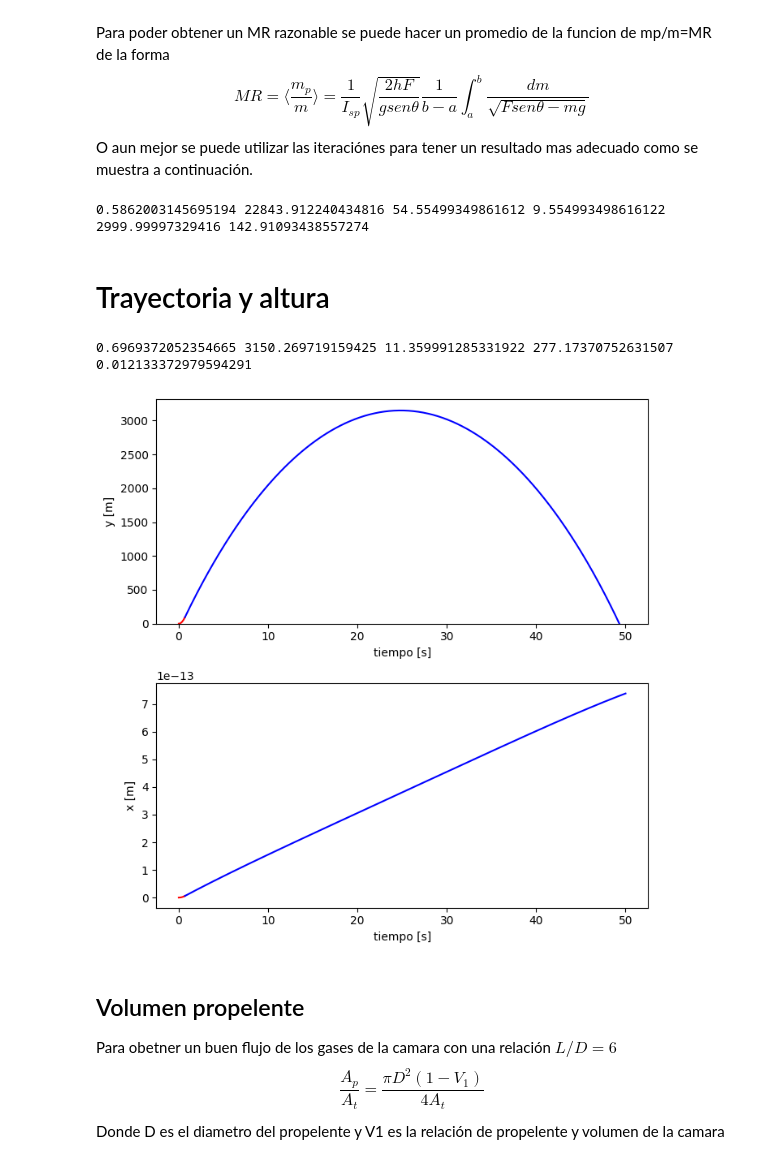
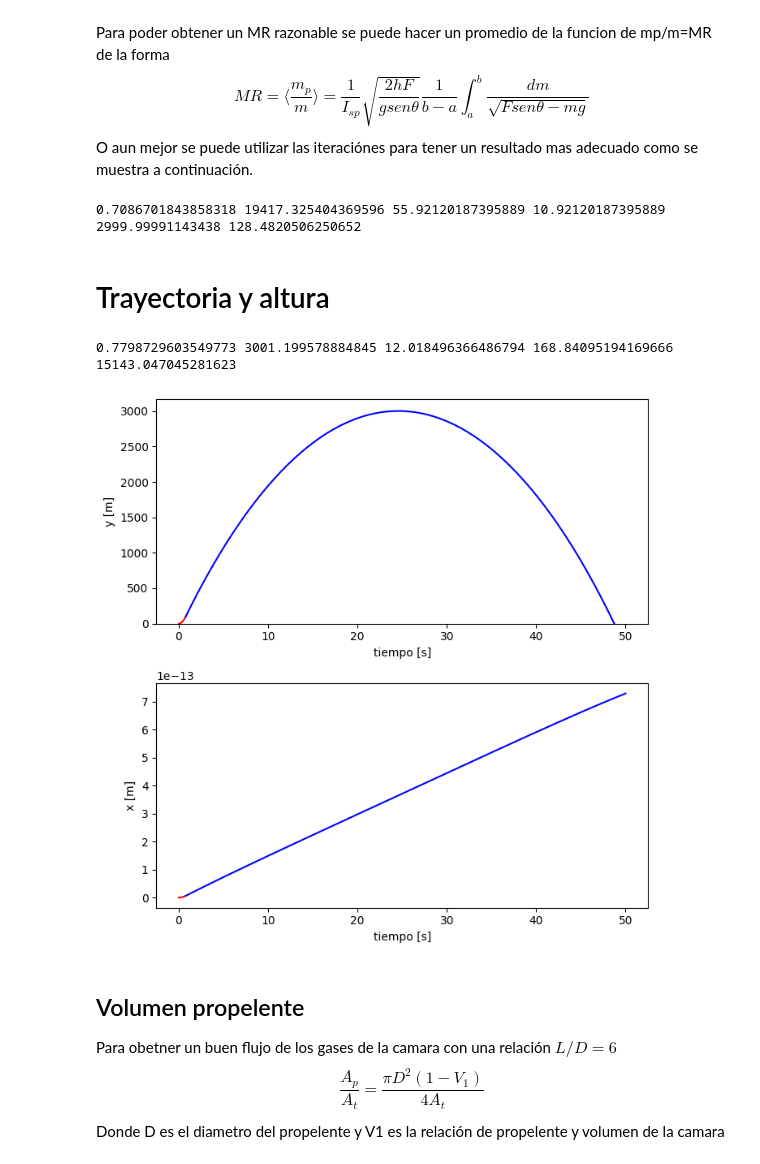
Before and after one commit to leonelGo/Coheteria, a Jupyter notebook: Motor/Motor.ipynb, the cells around one changed output. Drawn from its saved outputs; the diff is of its cells as text; code cells hidden in the pictures.

Commit message:
Calculos con factores de corrección

```diff
--- a/Motor/Motor.ipynb
+++ b/Motor/Motor.ipynb
@@ -110,15 +110,23 @@ At=Ac*AtAc
 AeAt = RatArea(Me, Mt, k)
 Ae=At*AeAt
 
+alpha = 15*np.pi/180 # angulo de la divergencia de la tobera
+
+N_noz = 0.85 # # eficiencia de la tobera
+N_com = 0.95 # eficiencia de combustion
+N_div = 1/2*(1 + np.cos(alpha)) # factor de corrección por la divergencia
+N_po = 0.95 # factor de corrección de la presion de la camara
 
 De=diametro(Ae)
 Dt=diametro(At)
 Cf=Cf(Pe,P0,k)
-F=thrust(Cf,At,P0)
+F=thrust(Cf*N_noz,At,P0)
 Isp_t = Isp(k,Pe,P0,To,M)
 #Isp =Isp_t # Descomentar para utilizar el Isp teorica en los calculos
-Isp = Isp_t*(0.98)*(0.95)*(0.91)*(0.99) #159 s
+Isp = Isp_t*N_noz*N_com*N_div*N_po #159 s
 
 # Condiciones de la tobera
 T_t=2*To/(k+1)
 P_t=P0*(2/(k+1))**(k/(k-1))
+
+print(Cf*N_noz, F, Isp)
@@ -178,7 +188,7 @@ t = Isp*(M_tot[-1]-m)*C.g/F # tiempo de empuje
 
 print( t, F, M_tot[-1], m_p[-1], h2, Isp) # mm
 # %% [output]
-0.5862003145695194 22843.912240434816 54.55499349861612 9.554993498616122 2999.99997329416 142.91093438557274
+0.7086701843858318 19417.325404369596 55.92120187395889 10.92120187395889 2999.99991143438 128.4820506250652
 # %% [markdown]
 # Trayectoria y altura
 # %%
@@ -208,10 +218,10 @@ def f(CI, t, p):
     dvdt =  (1/m)*(F - 1/2*densidad_aire(y)*A*Cd*(u**2 + v**2)*np.sin(theta)) - C.g
     return [dxdt, dudt, dydt, dvdt]
 
-h0 = 3150 # altura deseada
+h0 = 3000 # altura deseada
 
 Cd = 0.333 # coeficiente de arrastre
-A = np.pi*(6/(2*39.37))**2 # área transversal (6 inch esn el diametro del tubo de fuselaje)
+A = np.pi*(5/(2*39.37))**2 # área transversal (6 inch esn el diametro del tubo de fuselaje)
 
 # Ciclo iterativo
 i=0
@@ -251,36 +261,38 @@ while h[i] < h0:
 Fd_max = 1/2*(p1[1]*p1[2]*densidad_aire(Sol_1[-1, 2])*(Sol_1[-1,3]**2+Sol_1[-1,1]**2)) # Fuerza de arrastre maxima
 fig, (ax1, ax2) = plt.subplots(2, figsize=(7, 7))
 
 
 #print(tf, F, Sol_1[-1,0], Sol_1[-1,1])
 # Primera fase
 ax1.plot(t1, Sol_1[:, 2], 'r-') # posición en y
 #ax1.plot(t1, Sol_1[:, 3], 'g-') # velocidad en y
 ax2.plot(t1, Sol_1[:, 0], 'r-') # posición en x
 #ax2.plot(t1, Sol_1[:, 1], 'g-') # velocidad en x
 
 # Segunda fase
 ax1.plot(t2,Sol_2[:, 2], 'b-') # posición en y
 #ax1.plot(t2, Sol_2[:, 3], 'm-') # velocidad en y
 ax2.plot(t2, Sol_2[:, 0], 'b-') # posición en x
 #ax2.plot(t2, Sol_2[:, 1], 'm-') # velocidad en x
 
 
 ax1.set_xlabel('tiempo [s]')
 ax1.set_ylabel('y [m]')
 ax1.set_ylim(bottom=0)
 
 ax2.set_xlabel('tiempo [s]')
 ax2.set_ylabel('x [m]')
 
 
-print(tf, max(h), m_p[-1], Fd_max, Fd_max/F)
+It = Isp*C.g*m_p[-1]
+
+print(tf, max(h), m_p[-1], Fd_max, It)
 
 plt.tight_layout()
 plt.show()
 # %% [output]
-0.6969372052354665 3150.269719159425 11.359991285331922 277.17370752631507 0.012133372979594291
+0.7798729603549773 3001.199578884845 12.018496366486794 168.84095194169666 15143.047045281623
-[figure, old version]
+[figure, new version]
 # %% [markdown]
 ## Volumen propelente
 Para obetner un buen flujo de los gases de la camara con una relación $L/D=6$
```
Also changed, not shown: parts of 4 cells of this notebook.
